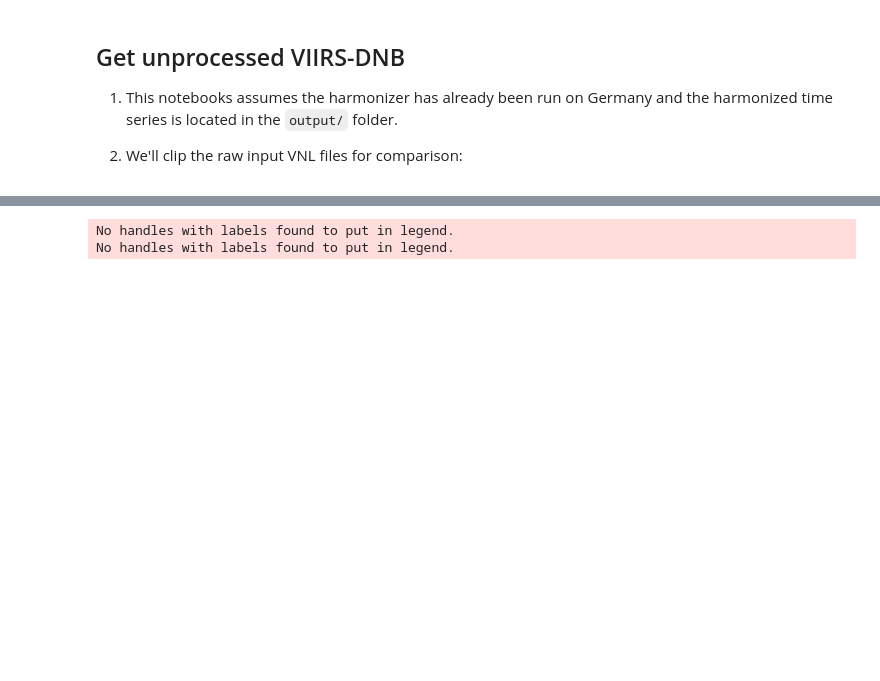
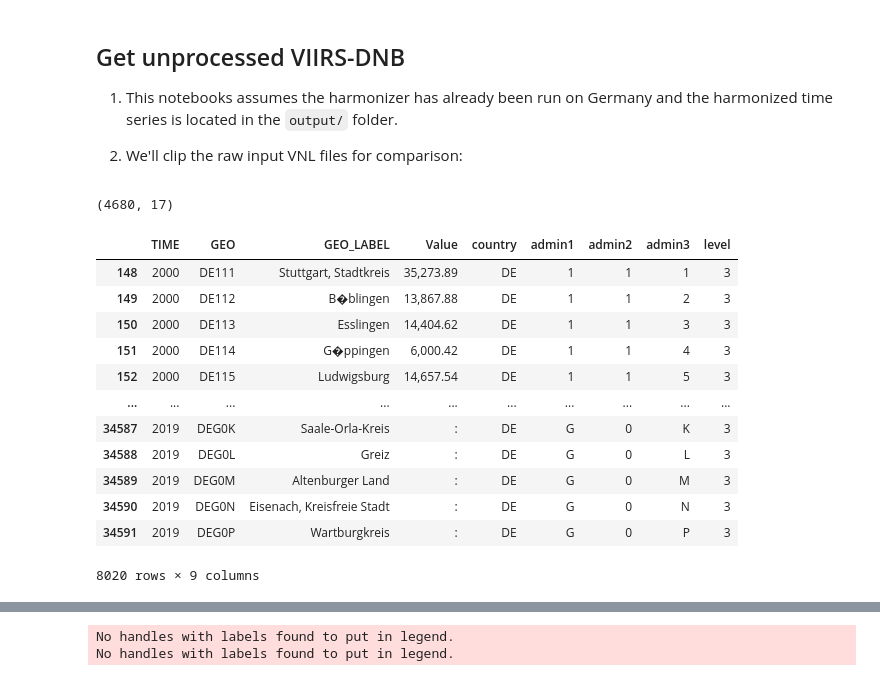
Before and after one commit to worldbank/NTL_Harmonizer, a Jupyter notebook: notebooks/EU_NUTS3_GDP_vs_NTL_analysis.ipynb, the cells around one changed output, grey strips where cells are left out. Drawn from its saved outputs; the diff is of its cells as text; code cells hidden in the pictures; blank space fills up the shorter version.

```diff
--- a/notebooks/EU_NUTS3_GDP_vs_NTL_analysis.ipynb
+++ b/notebooks/EU_NUTS3_GDP_vs_NTL_analysis.ipynb
@@ -68,0 +74,22 @@ es_ntl = extract_time_series(DMSP_RAWES, VIIRS_RAWES, OUTPUTES, 1, 1)
+# %%
+gdp = load_prep()
+# %%
+gdf.shape
+# %% [output]
+(4680, 17)
+# %%
+gdp.loc[(gdp["country"] == "DE") & (gdp["level"]==3),:]
+# %% [output]
+|  | TIME | GEO | GEO_LABEL | Value | country | admin1 | admin2 | admin3 | level |
+| 148 | 2000 | DE111 | Stuttgart, Stadtkreis | 35,273.89 | DE | 1 | 1 | 1 | 3 |
+| 149 | 2000 | DE112 | B�blingen | 13,867.88 | DE | 1 | 1 | 2 | 3 |
+| 150 | 2000 | DE113 | Esslingen | 14,404.62 | DE | 1 | 1 | 3 | 3 |
+| 151 | 2000 | DE114 | G�ppingen | 6,000.42 | DE | 1 | 1 | 4 | 3 |
+| 152 | 2000 | DE115 | Ludwigsburg | 14,657.54 | DE | 1 | 1 | 5 | 3 |
+| ... | ... | ... | ... | ... | ... | ... | ... | ... | ... |
+| 34587 | 2019 | DEG0K | Saale-Orla-Kreis | : | DE | G | 0 | K | 3 |
+| 34588 | 2019 | DEG0L | Greiz | : | DE | G | 0 | L | 3 |
+| 34589 | 2019 | DEG0M | Altenburger Land | : | DE | G | 0 | M | 3 |
+| 34590 | 2019 | DEG0N | Eisenach, Kreisfreie Stadt | : | DE | G | 0 | N | 3 |
+| 34591 | 2019 | DEG0P | Wartburgkreis | : | DE | G | 0 | P | 3 |
+8020 rows × 9 columns
```
Also changed, not shown: parts of 6 cells of this notebook, 3 other files.
